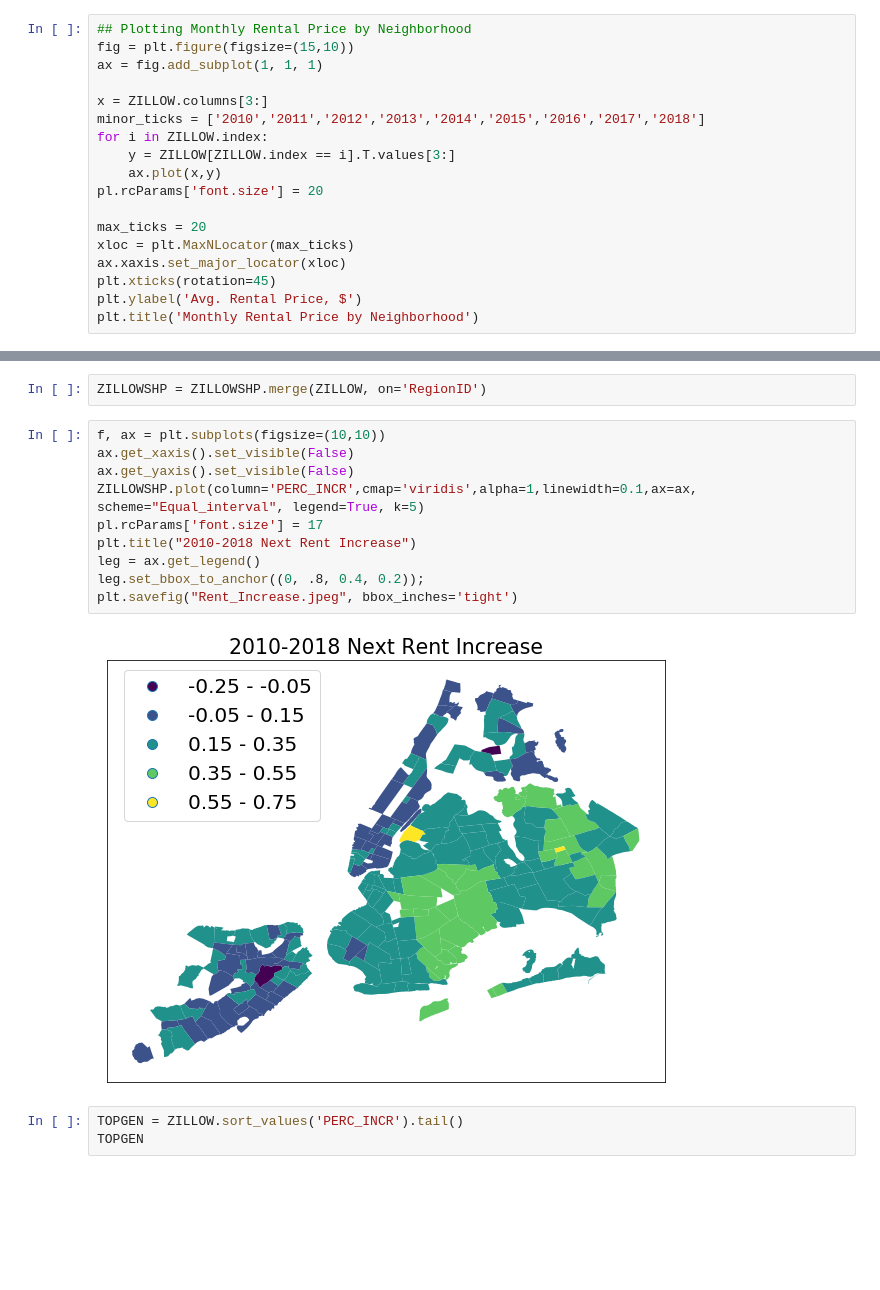
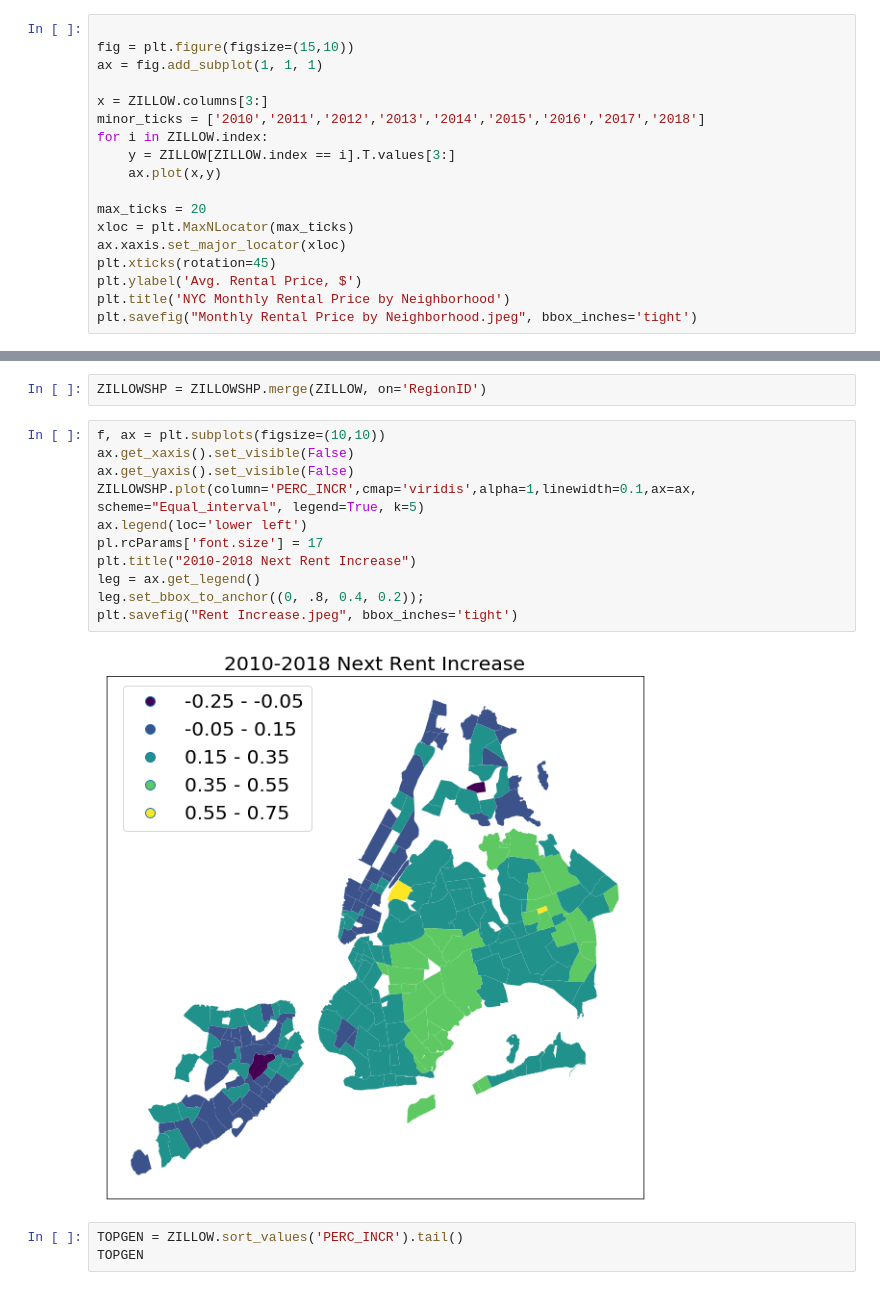
Before and after one commit to zem232/PUI2018_zem232, a Jupyter notebook: EXTRA_CREDIT_zem232/Extra_Credit_zem232.ipynb, the cells around one changed output, grey strips where cells are left out. Saved outputs shown, nothing was run; the diff lists cells and outputs as text; blank space fills up the shorter version.

```diff
--- a/EXTRA_CREDIT_zem232/Extra_Credit_zem232.ipynb
+++ b/EXTRA_CREDIT_zem232/Extra_Credit_zem232.ipynb
@@ -66,7 +66,7 @@ ZILLOW['RegionID'] = ZILLOW['RegionID'].astype(str)
 ZILLOW = ZILLOW[ZILLOW['City']=='New York']
 ZILLOW.drop(['State','City','Metro','CountyName'],axis=1, inplace=True)
 # %%
-## Plotting Monthly Rental Price by Neighborhood
+
 fig = plt.figure(figsize=(15,10))
 ax = fig.add_subplot(1, 1, 1)
 
@@ -75,12 +75,12 @@ minor_ticks = ['2010','2011','2012','2013','2014','2015','2016','2017','2018']
 for i in ZILLOW.index:
     y = ZILLOW[ZILLOW.index == i].T.values[3:]
     ax.plot(x,y)
-pl.rcParams['font.size'] = 20
 
 max_ticks = 20
 xloc = plt.MaxNLocator(max_ticks)
 ax.xaxis.set_major_locator(xloc)
 plt.xticks(rotation=45)
 plt.ylabel('Avg. Rental Price, $')
-plt.title('Monthly Rental Price by Neighborhood')
+plt.title('NYC Monthly Rental Price by Neighborhood')
+plt.savefig("Monthly Rental Price by Neighborhood.jpeg", bbox_inches='tight')
 # %% [output]
@@ -148,15 +158,16 @@ ZILLOWSHP = ZILLOWSHP.merge(ZILLOW, on='RegionID')
 # %%
 f, ax = plt.subplots(figsize=(10,10))
 ax.get_xaxis().set_visible(False)
 ax.get_yaxis().set_visible(False)
 ZILLOWSHP.plot(column='PERC_INCR',cmap='viridis',alpha=1,linewidth=0.1,ax=ax, scheme="Equal_interval", legend=True, k=5)
+ax.legend(loc='lower left')
 pl.rcParams['font.size'] = 17
 plt.title("2010-2018 Next Rent Increase")
 leg = ax.get_legend()
 leg.set_bbox_to_anchor((0, .8, 0.4, 0.2));
-plt.savefig("Rent_Increase.jpeg", bbox_inches='tight')
+plt.savefig("Rent Increase.jpeg", bbox_inches='tight')
 # %% [output]
-[figure, old version]
+[figure, new version]
 # %%
 TOPGEN = ZILLOW.sort_values('PERC_INCR').tail()
 TOPGEN
```
Also changed, not shown: parts of 30 cells of this notebook.
